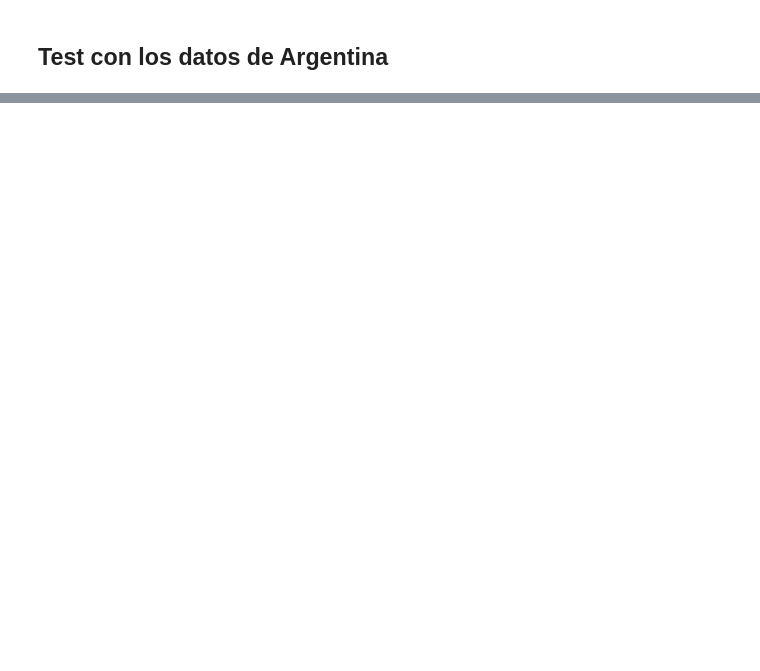
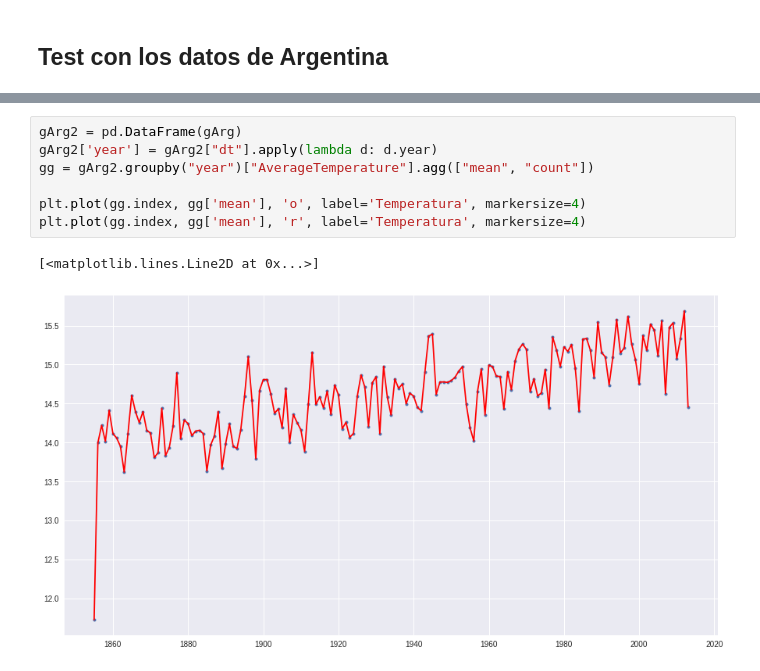
Before and after one commit to smcsicardi/metnum-tp3, a Jupyter notebook: temperature by countries.ipynb, the cells around one changed output, grey strips where cells are left out. Drawn from its saved outputs; the diff is of its cells as text; blank space fills up the shorter version.

```diff
--- a/temperature by countries.ipynb
+++ b/temperature by countries.ipynb
@@ -66,0 +108,10 @@ plt.show()
+# %%
+gArg2 = pd.DataFrame(gArg)
+gArg2['year'] = gArg2["dt"].apply(lambda d: d.year)
+gg = gArg2.groupby("year")["AverageTemperature"].agg(["mean", "count"])
+
+plt.plot(gg.index, gg['mean'], 'o', label='Temperatura', markersize=4)
+plt.plot(gg.index, gg['mean'], 'r', label='Temperatura', markersize=4)
+# %% [output]
+[<matplotlib.lines.Line2D at 0x...>]
+[figure, added]
```
Also changed, not shown: parts of 7 cells of this notebook, 1 other file.
